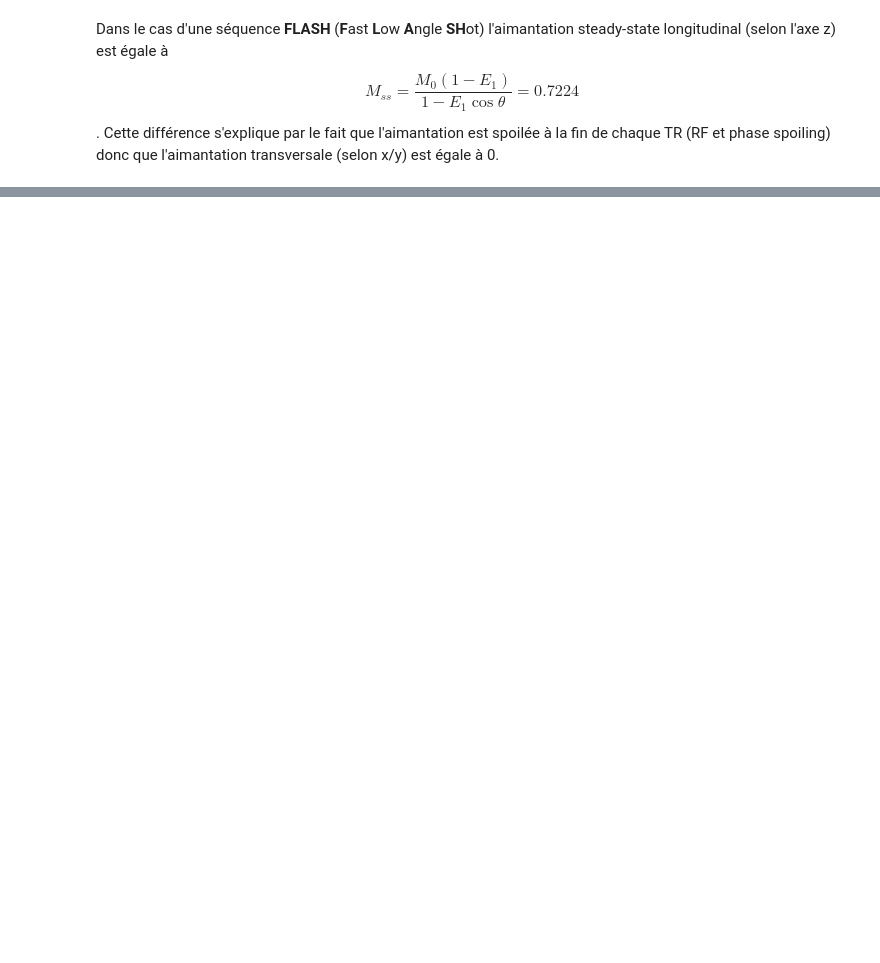
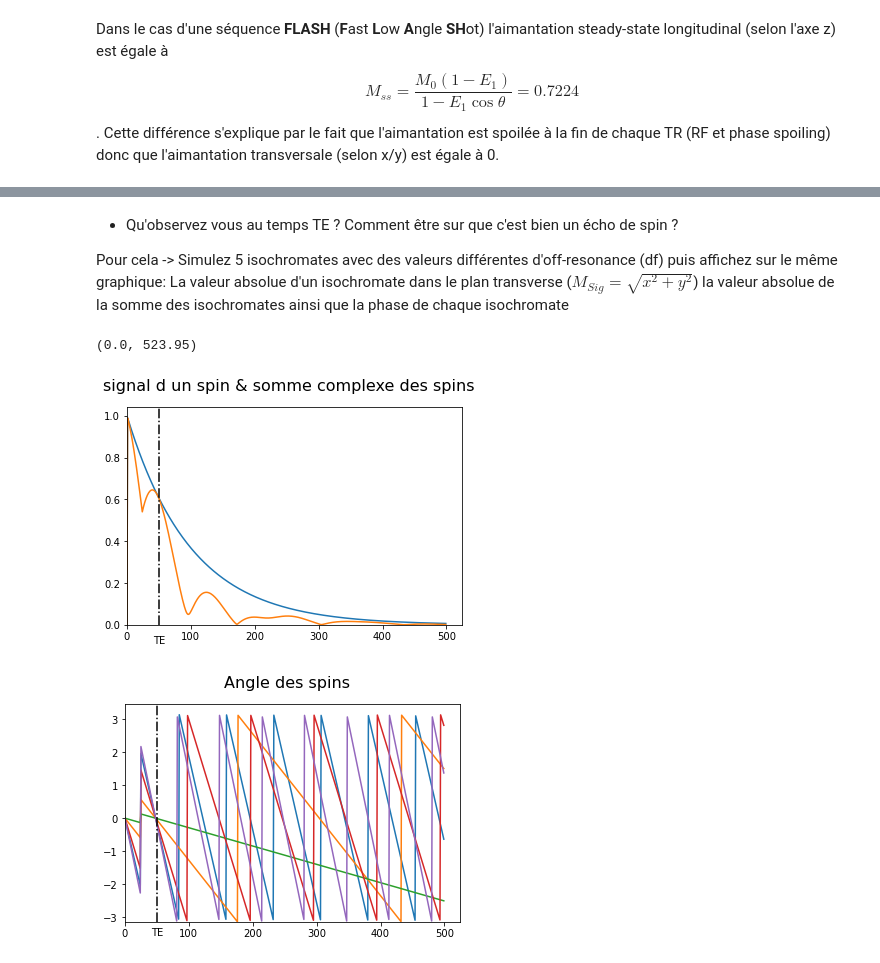
Before and after one commit to aTrotier/EDUC_MR_SIMULATION_ENSEIRB, a Jupyter notebook: jupyterlab/simulation.ipynb, the cells around one changed output, grey strips where cells are left out. Drawn from its saved outputs; the diff is of its cells as text; code cells hidden in the pictures; blank space fills up the shorter version.

```diff
--- a/jupyterlab/simulation.ipynb
+++ b/jupyterlab/simulation.ipynb
@@ -243,0 +421,73 @@ Pour le simuler il faut prendre un compte l'off-resonance qui peut exister dans
+# %% [markdown]
+
+* Qu'observez vous au temps TE ? Comment être sur que c'est bien un écho de spin ?
+
+Pour cela -> Simulez 5 isochromates avec des valeurs différentes d'off-resonance (df) puis affichez  sur le même graphique: La valeur absolue d'un isochromate dans le plan transverse ($M_{Sig}=\sqrt{x^2+y^2}$) la valeur absolue de la somme des isochromates ainsi que la phase de chaque isochromate
+# %%
+## Simulation Echo de spin sur un TR
+dT = 1;		# 1ms delta-time.
+T = 1000;	# total duration
+T1 = 600;	# ms.
+T2 = 100;	# ms.
+TE = 50;	# ms.
+TR = 500;	# ms.
+
+# Nombre isochromate
+Nf = 5
+df = 50 * (np.random.random(Nf)-0.5) # off-resonance de -50 à 50 hz
+
+N1 = round(TE/2/dT)
+N2 = round((TR-TE/2)/dT)
+
+Msig = np.zeros((Nf, int(N1+N2)),dtype=complex)
+for f in range(0,Nf):
+    [A,B] = freeprecess(dT,T1,T2,df[f])
+    M = np.zeros((3, int(N1+N2)))
+    M[:,0]=[0,0,1]
+
+    Rflip = yrot(pi/2)
+    Rrefoc = xrot(pi)
+
+    M[:,1]= A @ Rflip @ M[:,0] + B[:,0]
+
+    for k in range(2, N1):
+        M[:,k] = A @ M[:,k-1]+B[:,0]
+
+    M[:,N1]= A @ Rrefoc @ M[:,N1-1] + B[:,0]
+
+    for k in range(0, N2-1):
+        M[:,k + N1 + 1] = A @ M[:,k + N1]+B[:,0]
+
+    Msig[f,:] = M[0,...] + 1j * M[1,...]
+
+
+# show results
+
+plot1 = plt.figure(1)
+plt.suptitle('signal d un spin & somme complexe des spins', fontsize=16)
+t = np.arange(0, Msig.shape[1] , dT)
+xpos = Msig.shape[1]
+plt.plot(t,abs(Msig[1,:]))
+plt.plot(t,abs(mean(Msig[:,:],0)))
+ax = plt.axes()
+ax.set_ylim(bottom=0)
+ax.set_xlim(left=0)
+
+plt.axvline(x=TE,color='black',linestyle='-.')
+plt.text(TE, -0.1, 'TE', verticalalignment='bottom',horizontalalignment='center', color='black')
+
+
+plot1 = plt.figure(2)
+plt.suptitle('Angle des spins', fontsize=16)
+t = np.arange(0, Msig.shape[1] , dT)
+xpos = Msig.shape[1]
+plt.plot(t,np.angle(Msig.transpose()))
+plt.axvline(x=TE,color='black',linestyle='-.')
+plt.text(TE, -pi-0.4, 'TE', horizontalalignment='center', color='black');
+ax = plt.axes()
+ax.set_ylim(bottom=-pi)
+ax.set_xlim(left=0)
+# %% [output]
+(0.0, 523.95)
+[figure, added]
+[figure, added]
```
Also changed, not shown: parts of 23 cells of this notebook.
